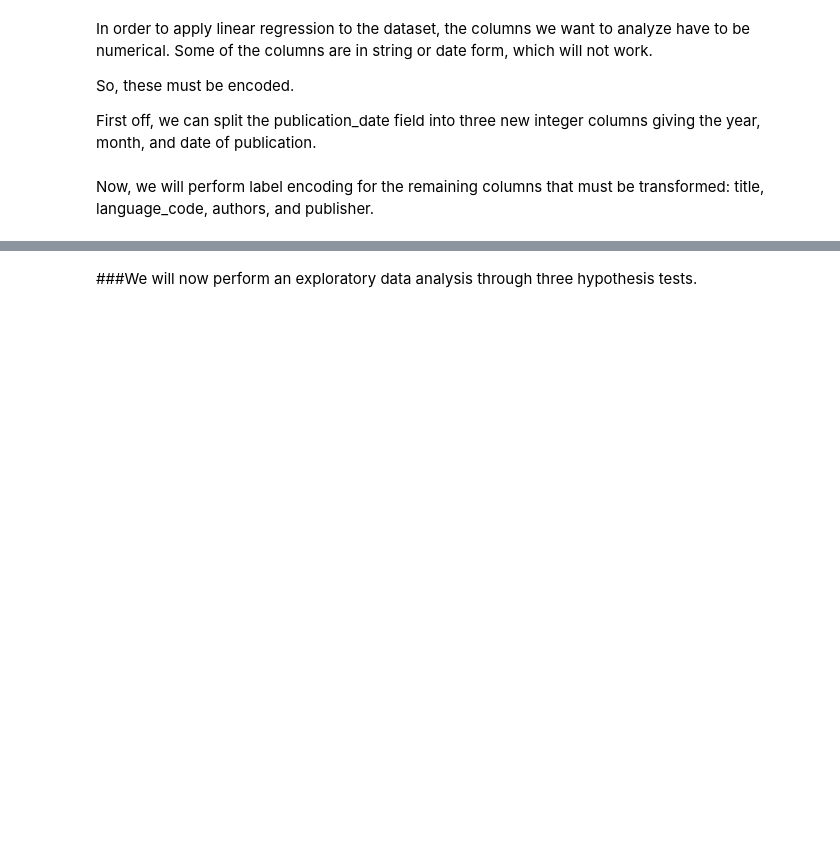
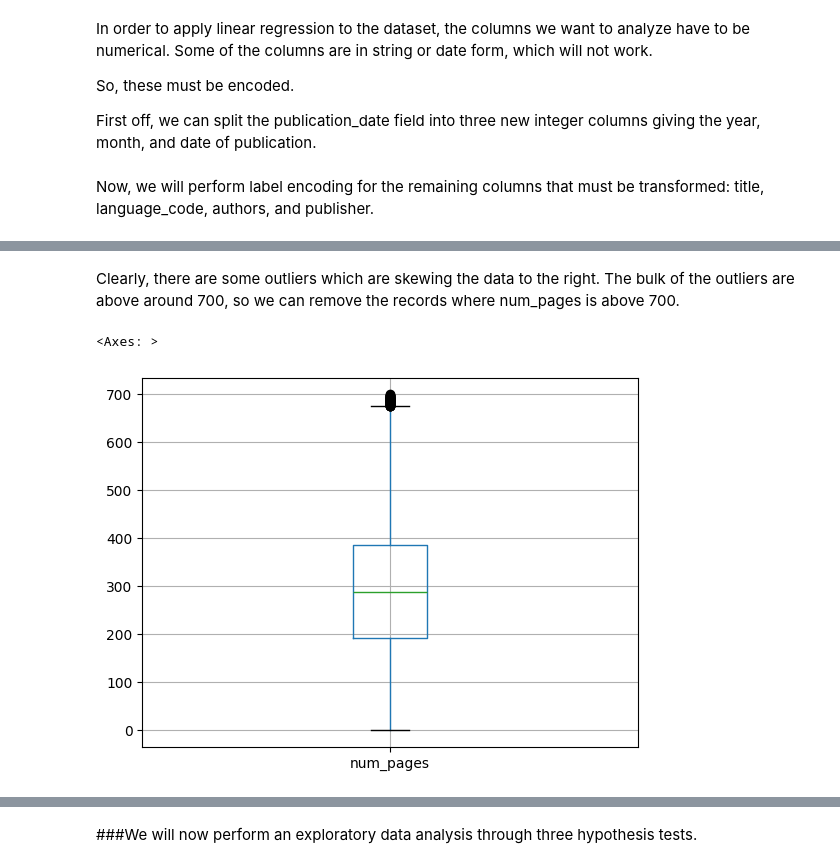
Before and after one commit to aspanguluri/aspanguluri.github.io, a Jupyter notebook: FinalProject.ipynb, the cells around one changed output, grey strips where cells are left out. Saved outputs shown, nothing was run; the diff lists cells and outputs as text; code cells hidden in the pictures; blank space fills up the shorter version.

```diff
--- a/FinalProject.ipynb
+++ b/FinalProject.ipynb
@@ -143,0 +157,8 @@ books_df.head()
+# %% [markdown]
+Clearly, there are some outliers which are skewing the data to the right. The bulk of the outliers are above around 700, so we can remove the records where num_pages is above 700.
+# %%
+books_df = books_df[books_df["num_pages"] <= 700]
+books_df[["num_pages"]].boxplot()
+# %% [output]
+<Axes: >
+[figure, added]
```
Also changed, not shown: parts of 20 cells of this notebook, 1 other file.
